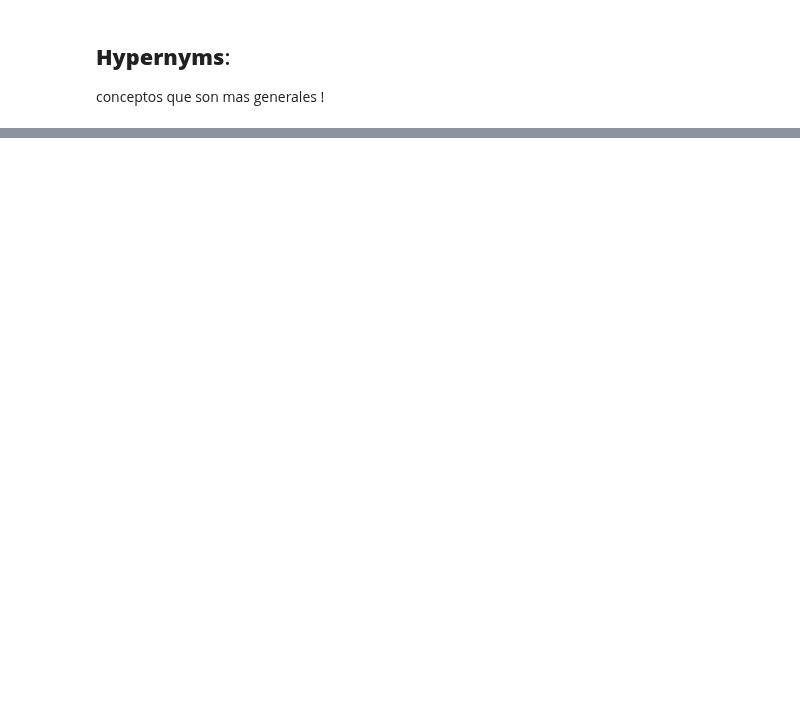
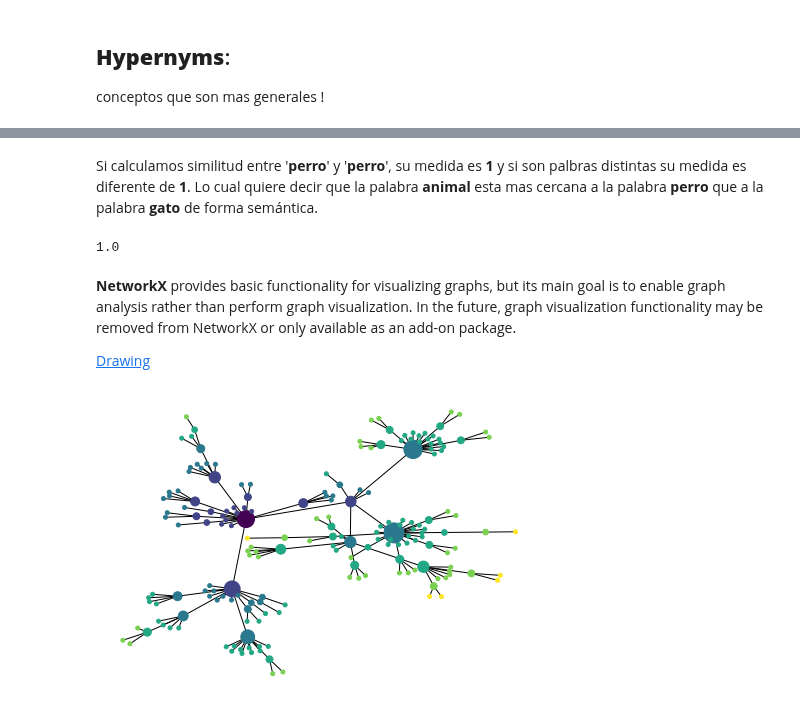
Before and after one commit to jaidenmeiden/natural-language-processing, a Jupyter notebook: Configuración Ambiente de Trabajo/4. Recursos léxicos en NLTK.ipynb, the cells around one changed output, grey strips where cells are left out. Drawn from its saved outputs; the diff is of its cells as text; code cells hidden in the pictures; blank space fills up the shorter version.

Commit message:
feat: Semantic similarity

```diff
--- a/Configuración Ambiente de Trabajo/4. Recursos léxicos en NLTK.ipynb
+++ b/Configuración Ambiente de Trabajo/4. Recursos léxicos en NLTK.ipynb
@@ -66,0 +365,29 @@ similitud entre '**animal**' y '**gato**'
+# %% [markdown]
+Si calculamos similitud entre '**perro**' y '**perro**', su medida es **1** y si son palbras distintas su medida es diferente de **1**. Lo cual quiere decir que la palabra **animal** esta mas cercana a la palabra **perro** que a la palabra **gato** de forma semántica.
+# %%
+perro.path_similarity(perro)
+# %% [output]
+1.0
+# %% [markdown]
+**NetworkX** provides basic functionality for visualizing graphs, but its main goal is to enable graph analysis rather than perform graph visualization. In the future, graph visualization functionality may be removed from NetworkX or only available as an add-on package.
+
+[Drawing](https://networkx.org/documentation/stable//reference/drawing.html)
+# %%
+def traverse(graph, start, node):
+    graph.depth[node.name] = node.shortest_path_distance(start)
+    for child in node.hyponyms():
+        graph.add_edge(node.name, child.name)
+        traverse(graph, start, child)
+
+def hyponym_graph(start):
+    G = nx.Graph()
+    G.depth = {}
+    traverse(G, start, start)
+    return G
+
+def graph_draw(graph):
+    nx.draw(graph,
+            node_size = [16*graph.degree(n) for n in graph],
+            node_color = [graph.depth[n] for n in graph],
+            with_labels = False)
+    plt.show()
@@ -66,0 +398,6 @@ similitud entre '**animal**' y '**gato**'
+# %%
+dog = wn.synset('dog.n.01')
+graph = hyponym_graph(dog)
+graph_draw(graph)
+# %% [output]
+[figure, added]
```
Also changed, not shown: parts of 49 cells of this notebook, 1 other file.
